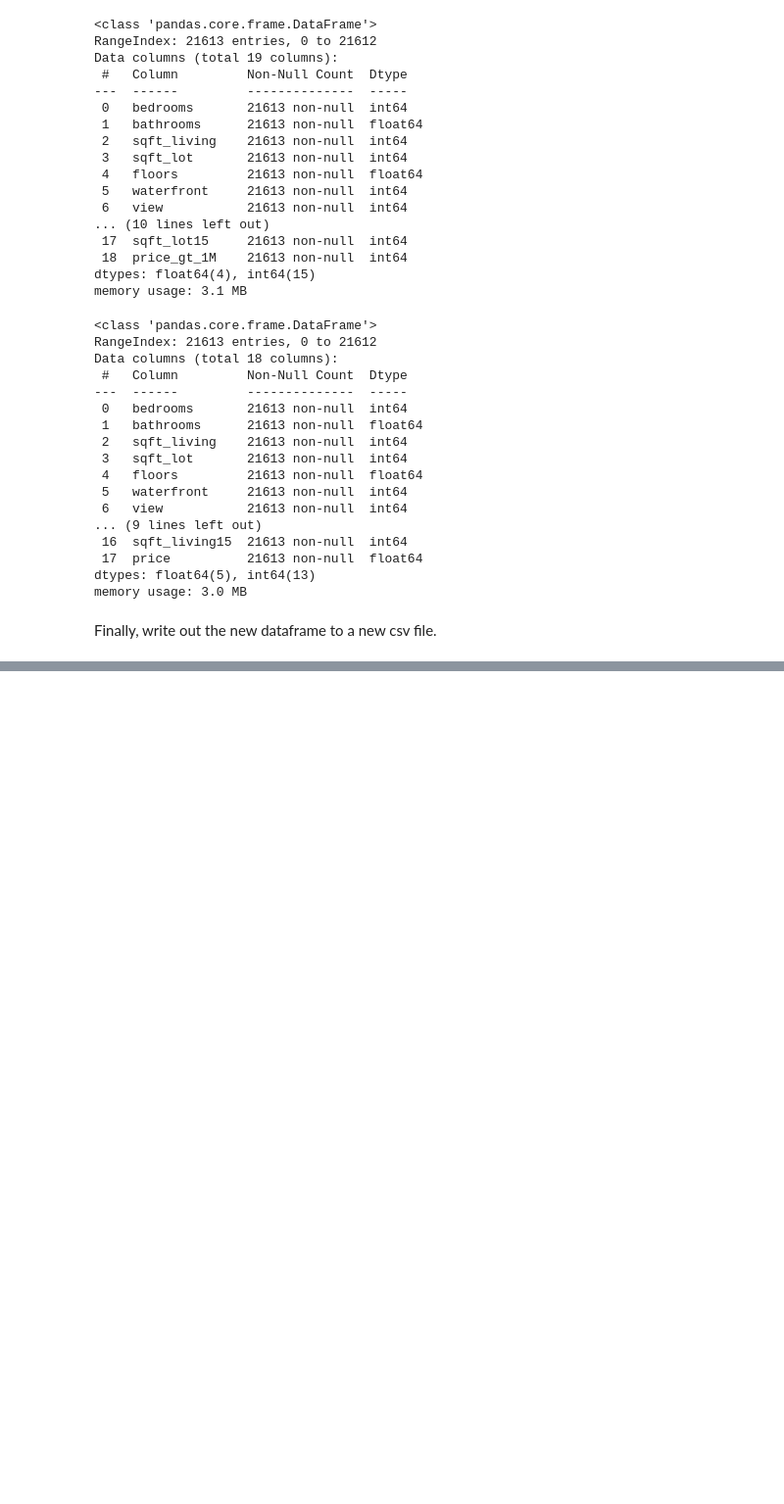
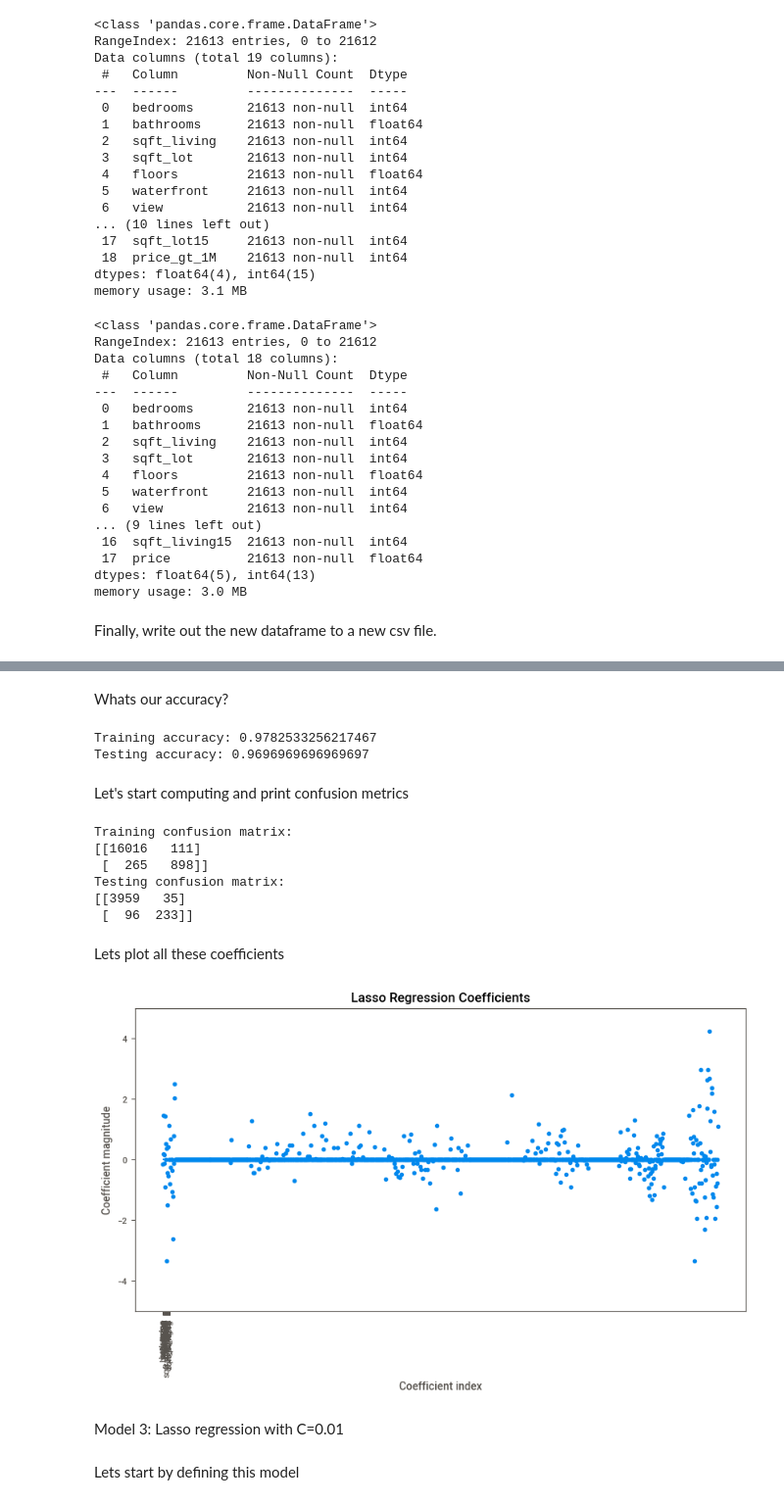
Before and after one commit to Razlop/hw1_mis, a Jupyter notebook: hw1_sklearn_dataprep.ipynb, the cells around one changed output, grey strips where cells are left out. Shown: that part at 98% size. Drawn from its saved outputs; the diff is of its cells as text; code cells hidden in the pictures; blank space fills up the shorter version.

```diff
--- a/hw1_sklearn_dataprep.ipynb
+++ b/hw1_sklearn_dataprep.ipynb
@@ -151,0 +285,7 @@ housing_regression_df.to_csv("./data/kc_house_data_regression.csv", index=False)
+# %%
+model_pipeline = Pipeline(steps=[
+    ('preprocessor', preprocessor),
+    ('classifier', LogisticRegression(penalty='l2', C=1.0, solver='saga', max_iter=2000, random_state=73))
+])
+# %%
+model_pipeline.fit(X_train, y_train)
@@ -151,0 +334,7 @@ housing_regression_df.to_csv("./data/kc_house_data_regression.csv", index=False)
+# %%
+model_2 = Pipeline(steps=[
+    ('preprocessor', preprocessor),
+    ('classifier', LogisticRegression(penalty='l1', solver='saga', max_iter=2000, random_state=42))
+])
+# %%
+model_2.fit(X_train, y_train)
@@ -151,0 +364,42 @@ housing_regression_df.to_csv("./data/kc_house_data_regression.csv", index=False)
+# %% [markdown]
+Whats our accuracy?
+# %%
+train_score = accuracy_score(y_train, train_preds)
+test_score = accuracy_score(y_test, test_preds)
+
+print(f"Training accuracy: {train_score}")
+print(f"Testing accuracy: {test_score}")
+# %% [output]
+Training accuracy: 0.9782533256217467
+Testing accuracy: 0.9696969696969697
+# %% [markdown]
+Let's start computing and print confusion metrics
+# %%
+train_confusion = confusion_matrix(y_train, train_preds)
+test_confusion = confusion_matrix(y_test, test_preds)
+print(f"Training confusion matrix:\n{train_confusion}")
+print(f"Testing confusion matrix:\n{test_confusion}")
+# %% [output]
+Training confusion matrix:
+[[16016   111]
+ [  265   898]]
+Testing confusion matrix:
+[[3959   35]
+ [  96  233]]
+# %% [markdown]
+Lets plot all these coefficients
+# %%
+coefs = model_2.named_steps['classifier'].coef_
+plt.figure(figsize=(10,5))
+plt.plot(coefs.T, 'o')
+plt.xticks(range(X_train.shape[1]), X_train.columns, rotation=90)
+plt.hlines(0, 0, X_train.shape[1])
+plt.ylim(-5, 5)
+plt.xlabel("Coefficient index")
+plt.ylabel("Coefficient magnitude")
+plt.title("Lasso Regression Coefficients")
+plt.show()
+# %% [output]
+[figure, added]
+# %% [markdown]
+Model 3: Lasso regression with C=0.01
@@ -151,0 +410,2 @@ housing_regression_df.to_csv("./data/kc_house_data_regression.csv", index=False)
+# %% [markdown]
+Lets start by defining this model
```
Also changed, not shown: parts of 95 cells of this notebook, 2 other files.
